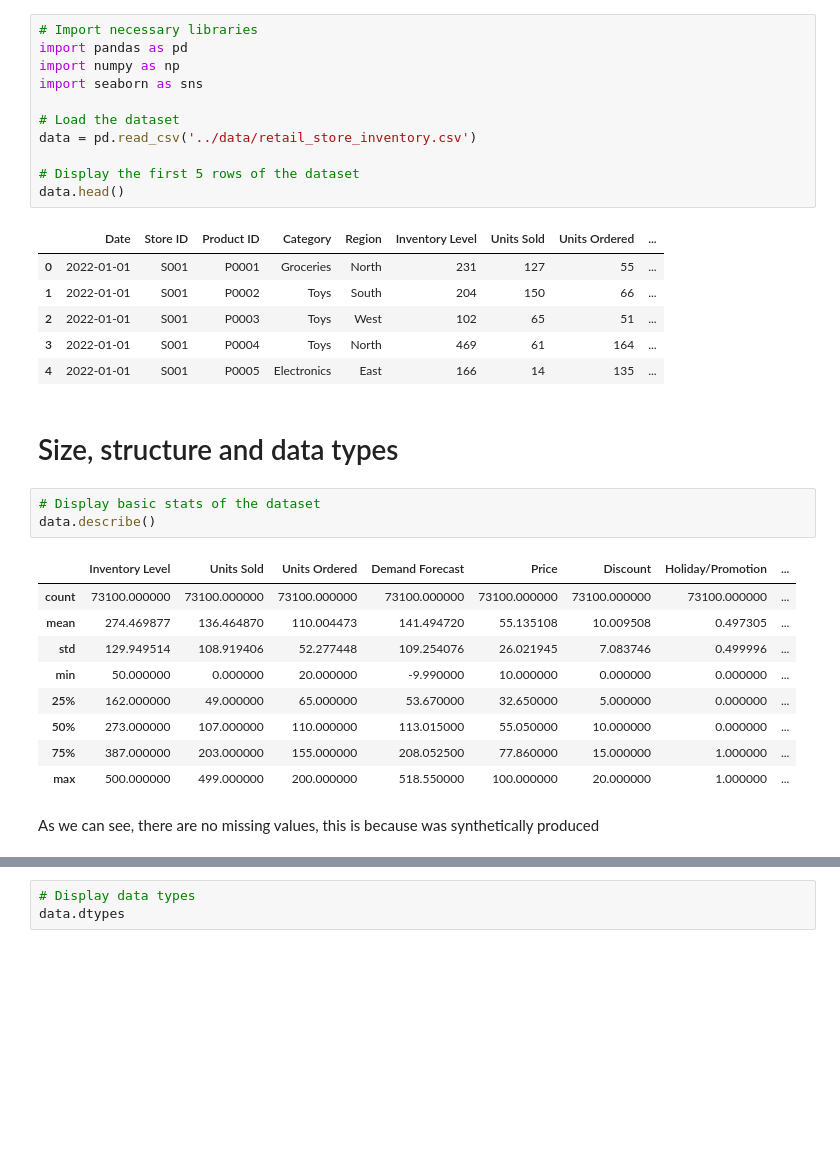
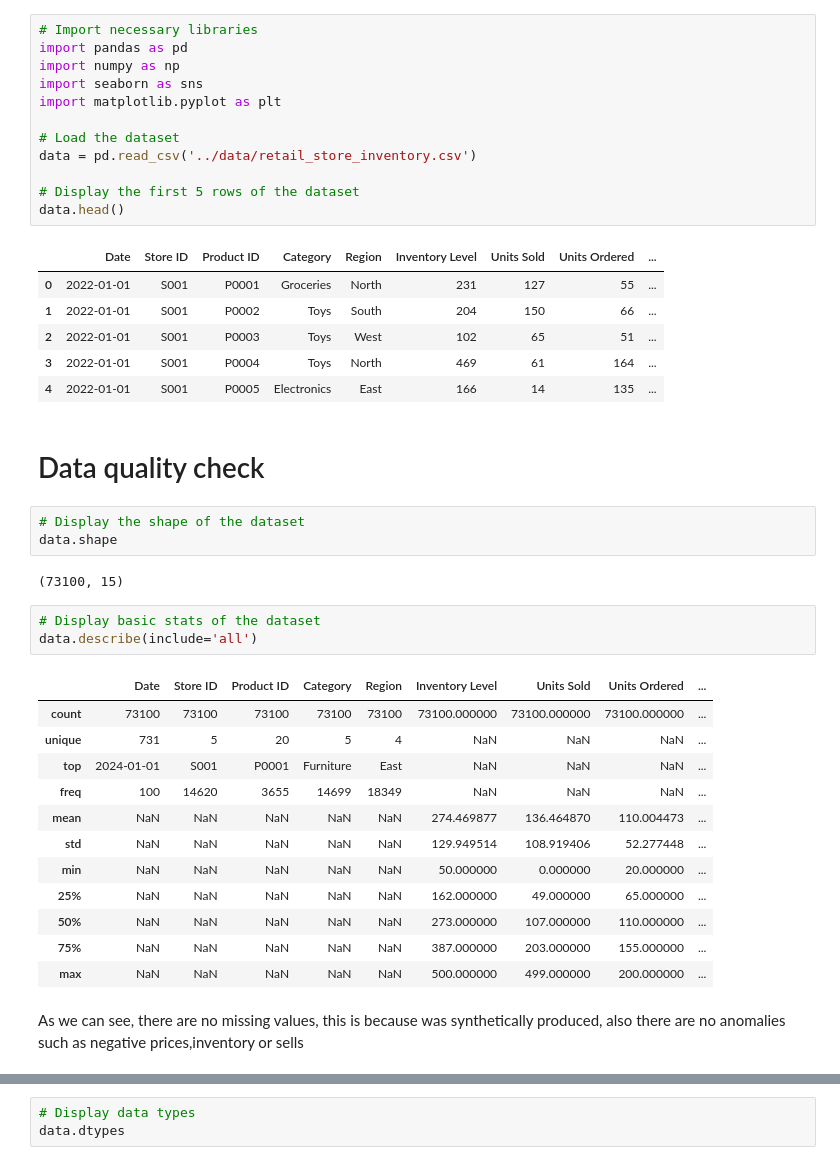
Before and after one commit to PercyDancourt/REME, a Jupyter notebook: notebooks/EDA.ipynb, the cells around one changed output, grey strips where cells are left out. Saved outputs shown, nothing was run; the diff lists cells and outputs as text; blank space fills up the shorter version.

```diff
--- a/notebooks/EDA.ipynb
+++ b/notebooks/EDA.ipynb
@@ -3,6 +3,7 @@
 import pandas as pd
 import numpy as np
 import seaborn as sns
+import matplotlib.pyplot as plt
 
 # Load the dataset
 data = pd.read_csv('../data/retail_store_inventory.csv')
@@ -17,19 +18,27 @@ data.head()
 | 3 | 2022-01-01 | S001 | P0004 | Toys | North | 469 | 61 | 164 | ... |
 | 4 | 2022-01-01 | S001 | P0005 | Electronics | East | 166 | 14 | 135 | ... |
 # %% [markdown]
-# Size, structure and data types
+# Data quality check
+# %%
+# Display the shape of the dataset
+data.shape
+# %% [output]
+(73100, 15)
 # %%
 # Display basic stats of the dataset
-data.describe()
+data.describe(include='all')
 # %% [output]
-|  | Inventory Level | Units Sold | Units Ordered | Demand Forecast | Price | Discount | Holiday/Promotion | ... |
-| count | 73100.000000 | 73100.000000 | 73100.000000 | 73100.000000 | 73100.000000 | 73100.000000 | 73100.000000 | ... |
-| mean | 274.469877 | 136.464870 | 110.004473 | 141.494720 | 55.135108 | 10.009508 | 0.497305 | ... |
-| std | 129.949514 | 108.919406 | 52.277448 | 109.254076 | 26.021945 | 7.083746 | 0.499996 | ... |
-| min | 50.000000 | 0.000000 | 20.000000 | -9.990000 | 10.000000 | 0.000000 | 0.000000 | ... |
-| 25% | 162.000000 | 49.000000 | 65.000000 | 53.670000 | 32.650000 | 5.000000 | 0.000000 | ... |
-| 50% | 273.000000 | 107.000000 | 110.000000 | 113.015000 | 55.050000 | 10.000000 | 0.000000 | ... |
-| 75% | 387.000000 | 203.000000 | 155.000000 | 208.052500 | 77.860000 | 15.000000 | 1.000000 | ... |
-| max | 500.000000 | 499.000000 | 200.000000 | 518.550000 | 100.000000 | 20.000000 | 1.000000 | ... |
+|  | Date | Store ID | Product ID | Category | Region | Inventory Level | Units Sold | Units Ordered | ... |
+| count | 73100 | 73100 | 73100 | 73100 | 73100 | 73100.000000 | 73100.000000 | 73100.000000 | ... |
+| unique | 731 | 5 | 20 | 5 | 4 | NaN | NaN | NaN | ... |
+| top | 2024-01-01 | S001 | P0001 | Furniture | East | NaN | NaN | NaN | ... |
+| freq | 100 | 14620 | 3655 | 14699 | 18349 | NaN | NaN | NaN | ... |
+| mean | NaN | NaN | NaN | NaN | NaN | 274.469877 | 136.464870 | 110.004473 | ... |
+| std | NaN | NaN | NaN | NaN | NaN | 129.949514 | 108.919406 | 52.277448 | ... |
+| min | NaN | NaN | NaN | NaN | NaN | 50.000000 | 0.000000 | 20.000000 | ... |
+| 25% | NaN | NaN | NaN | NaN | NaN | 162.000000 | 49.000000 | 65.000000 | ... |
+| 50% | NaN | NaN | NaN | NaN | NaN | 273.000000 | 107.000000 | 110.000000 | ... |
+| 75% | NaN | NaN | NaN | NaN | NaN | 387.000000 | 203.000000 | 155.000000 | ... |
+| max | NaN | NaN | NaN | NaN | NaN | 500.000000 | 499.000000 | 200.000000 | ... |
 # %% [markdown]
-As we can see, there are no missing values, this is because was synthetically  produced
+As we can see, there are no missing values, this is because was synthetically  produced, also there are no anomalies such as negative prices,inventory or sells
```
Also changed, not shown: parts of 43 cells of this notebook.
